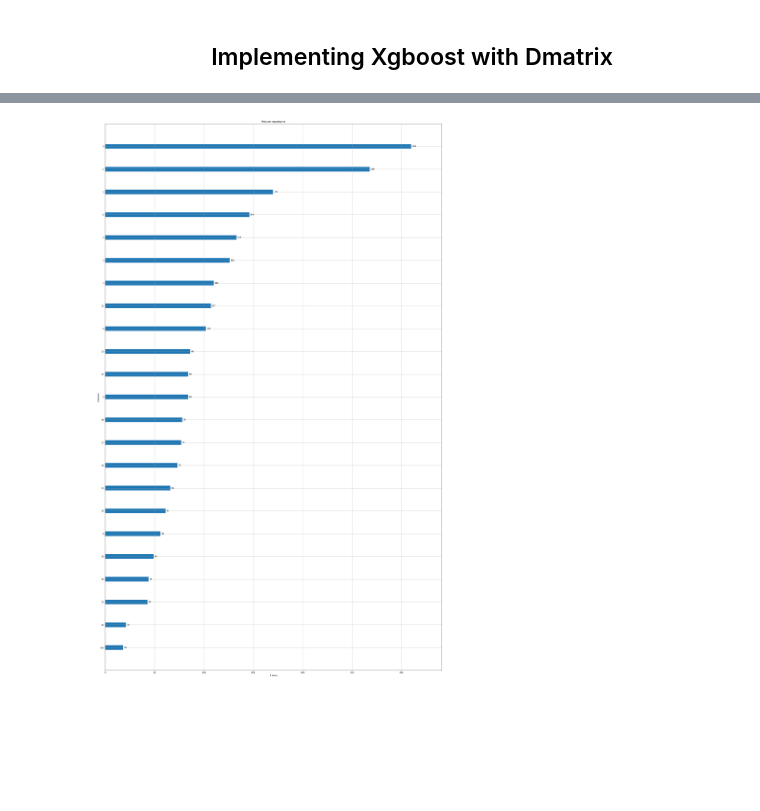
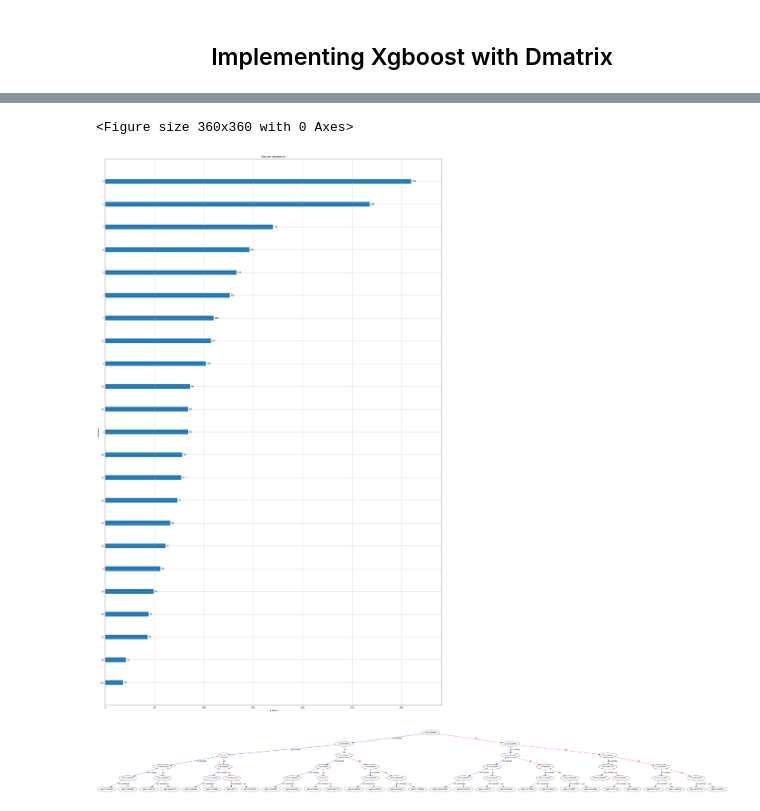
Before and after one commit to mcolazin/data_science_enap, a Jupyter notebook: data_science_enap/projeto_aula1/5-ml_xgboost_regression.ipynb, the cells around one changed output, grey strips where cells are left out. Saved outputs shown, nothing was run; the diff lists cells and outputs as text; code cells hidden in the pictures; blank space fills up the shorter version.

```diff
--- a/data_science_enap/projeto_aula1/5-ml_xgboost_regression.ipynb
+++ b/data_science_enap/projeto_aula1/5-ml_xgboost_regression.ipynb
@@ -273,7 +278,18 @@ Parameters: { col_sample_bytree } might not be used.
 # %%
 # ploting features importance
+plt.figure(figsize=(5,5))
 xgb.plot_importance(xg_reg)
-#plt.rcParams['figure.figsize'] = [30, 50]
+plt.rcParams['figure.figsize'] = [30, 50]
 plt.show()
 # %% [output]
+<Figure size 360x360 with 0 Axes>
 [figure]
+# %%
+import matplotlib.pyplot as plt
+
+
+xgb.plot_tree(xg_reg,num_trees=0)
+plt.rcParams['figure.figsize'] = [80, 40]
+plt.show()
+# %% [output]
+[figure, added]
```
Also changed, not shown: parts of 6 cells of this notebook, 1 other file.
